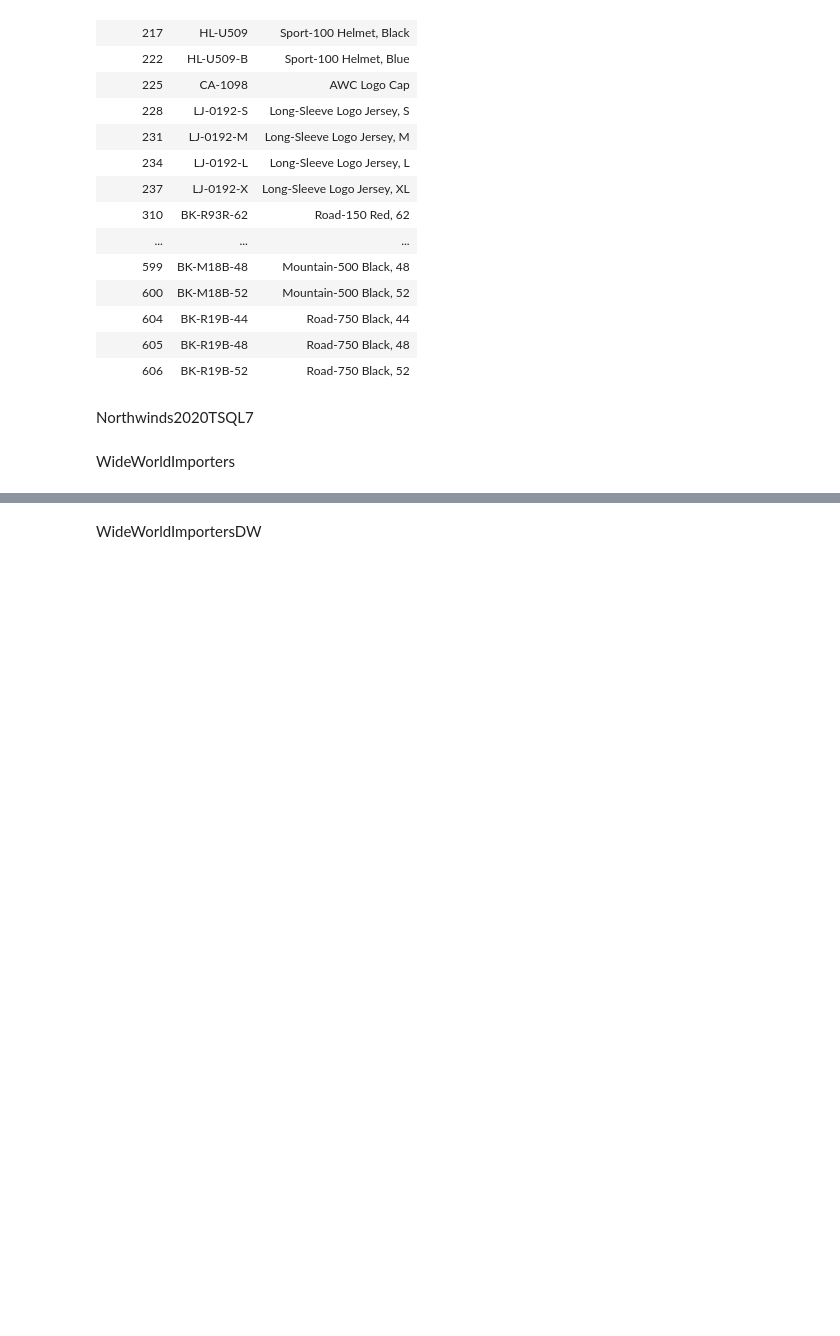
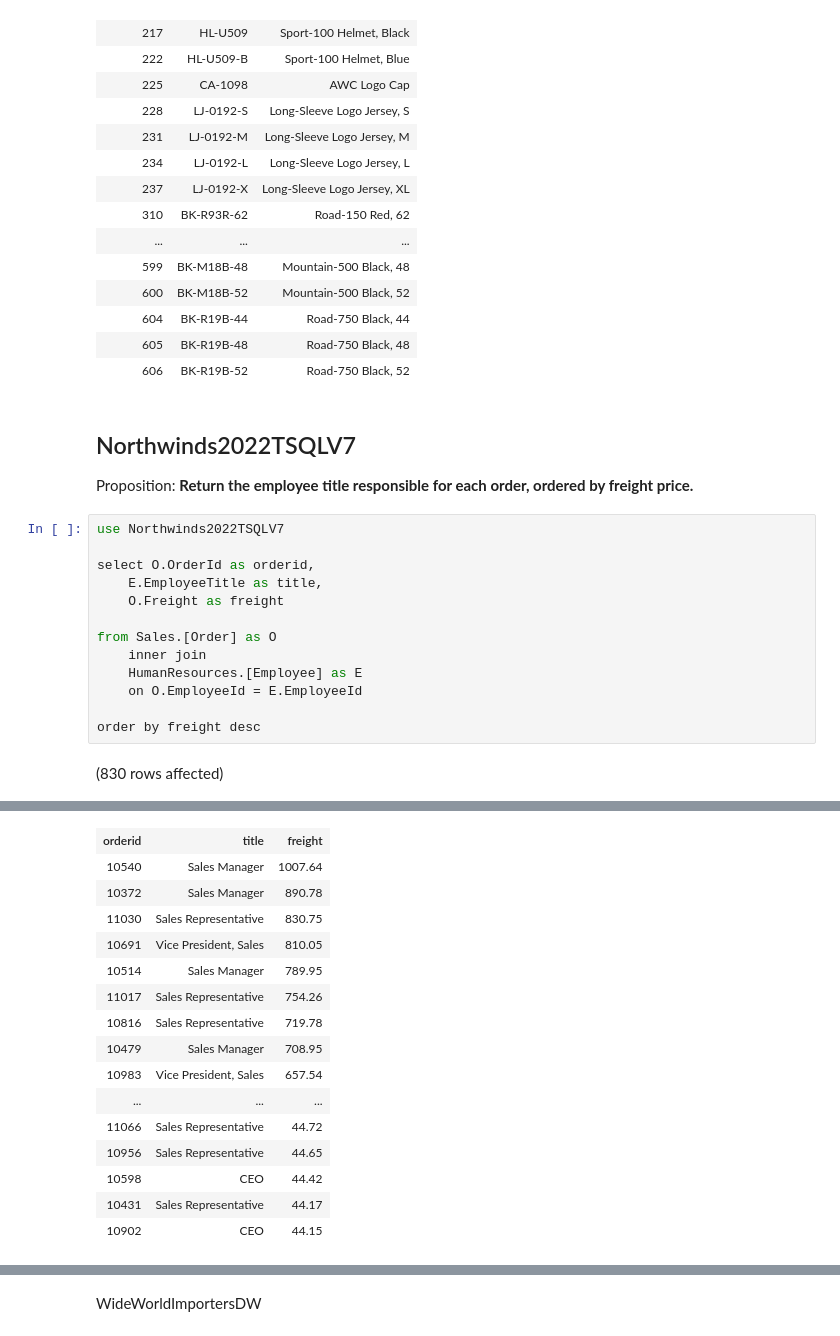
Before and after one commit to ryanmohamed/jdbc-project, a Jupyter notebook: PreDiscussionQueries.ipynb, the cells around one changed output, grey strips where cells are left out. Saved outputs shown, nothing was run; the diff lists cells and outputs as text; blank space fills up the shorter version.

```diff
--- a/PreDiscussionQueries.ipynb
+++ b/PreDiscussionQueries.ipynb
@@ -65,7 +65,22 @@ Total execution time: 00:00:00.068
 | 604 | BK-R19B-44 | Road-750 Black, 44 |
 | 605 | BK-R19B-48 | Road-750 Black, 48 |
 | 606 | BK-R19B-52 | Road-750 Black, 52 |
-# %% [markdown]
-Northwinds2020TSQL7
-# %% [markdown]
-WideWorldImporters
+# %% [markdown]
+## Northwinds2022TSQLV7
+
+Proposition: **Return the employee title responsible for each order, ordered by freight price.**
+# %%
+use Northwinds2022TSQLV7
+
+select O.OrderId as orderid,
+    E.EmployeeTitle as title,
+    O.Freight as freight
+
+from Sales.[Order] as O
+    inner join
+    HumanResources.[Employee] as E
+    on O.EmployeeId = E.EmployeeId
+
+order by freight desc
+# %% [output]
+(830 rows affected)
@@ -71,0 +88,16 @@ WideWorldImporters
+| orderid | title | freight |
+| 10540 | Sales Manager | 1007.64 |
+| 10372 | Sales Manager | 890.78 |
+| 11030 | Sales Representative | 830.75 |
+| 10691 | Vice President, Sales | 810.05 |
+| 10514 | Sales Manager | 789.95 |
+| 11017 | Sales Representative | 754.26 |
+| 10816 | Sales Representative | 719.78 |
+| 10479 | Sales Manager | 708.95 |
+| 10983 | Vice President, Sales | 657.54 |
+| ... | ... | ... |
+| 11066 | Sales Representative | 44.72 |
+| 10956 | Sales Representative | 44.65 |
+| 10598 | CEO | 44.42 |
+| 10431 | Sales Representative | 44.17 |
+| 10902 | CEO | 44.15 |
```
Also changed, not shown: parts of 3 cells of this notebook.
